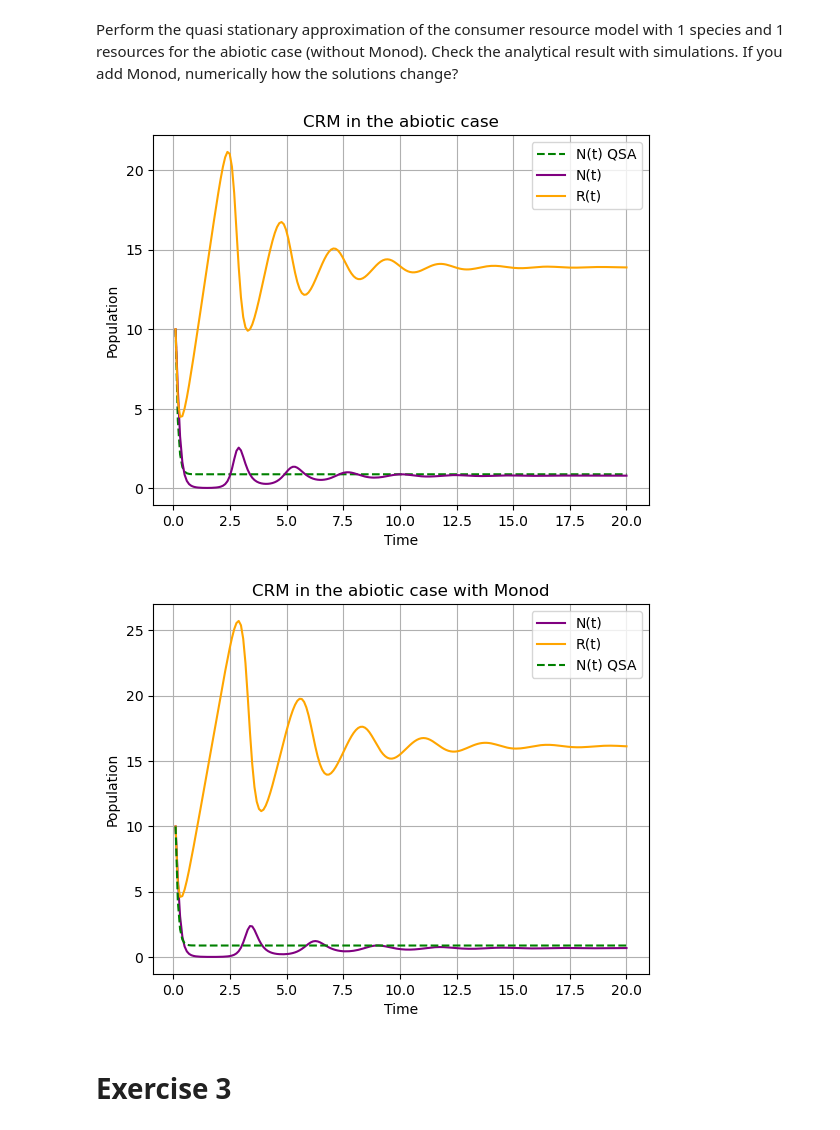
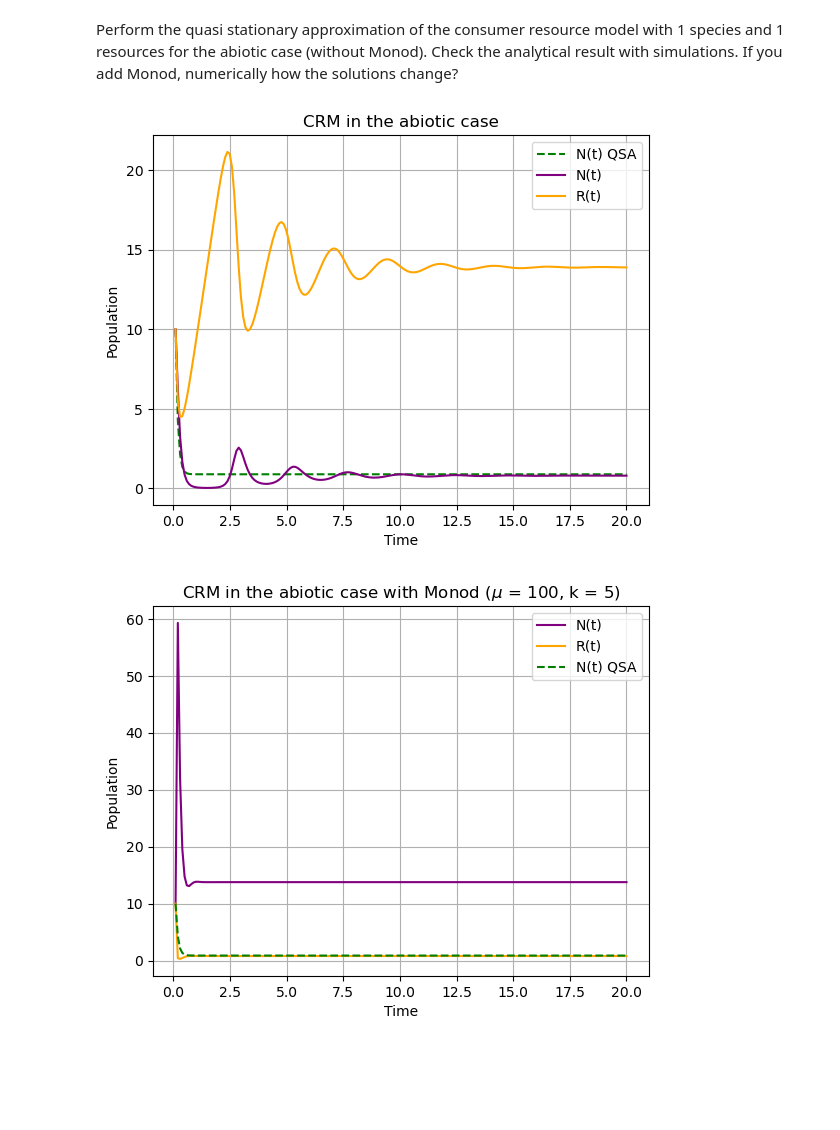
Before and after one commit to pietromalagoli/Physics-of-Living-Systems, a Jupyter notebook: homework1.ipynb, the cells around one changed output. Drawn from its saved outputs; the diff is of its cells as text; code cells hidden in the pictures; blank space fills up the shorter version.

```diff
--- a/homework1.ipynb
+++ b/homework1.ipynb
@@ -84,35 +84,33 @@ plt.plot(t_s, sol_n, label='N(t) QSA', color='g', linestyle='--')
 plt.plot(t_s, sol_z[:,0], label="N(t)", color="purple")
 plt.plot(t_s, sol_z[:,1], label="R(t)", color="orange")
 plt.grid()
 plt.title("CRM in the abiotic case")
 plt.xlabel('Time')
 plt.ylabel('Population')
 plt.legend()
 plt.show()
 
 ####################### With Monod ########################
 mu = 100
-K = 100
+K = 5
 
 def monod(z,t):
     m = mu * (z[1] / (K + z[1]))
     dndt = (g * c * m - d) * z[0]
     drdt = s - c * z[1] * z[0]
     return [dndt, drdt]
 
 sol_m = odeint(monod, z, t_s)
 
 plt.plot(t_s, sol_m[:,0], label='N(t)', color='purple')
 plt.plot(t_s, sol_m[:,1], label='R(t)', color='orange')
 plt.plot(t_s, sol_n, label='N(t) QSA', color='g', linestyle='--')
 plt.grid()
-plt.title("CRM in the abiotic case with Monod")
+plt.title(r"CRM in the abiotic case with Monod ($\mu$ = 100, k = 5)")
 plt.xlabel('Time')
 plt.ylabel('Population')
 plt.legend()
 plt.show()
 # %% [output]
 [figure]
-[figure, old version]
+[figure, new version]
-# %% [markdown]
-# Exercise 3 #
```
Also changed, not shown: parts of 1 cell of this notebook, 1 other file.
